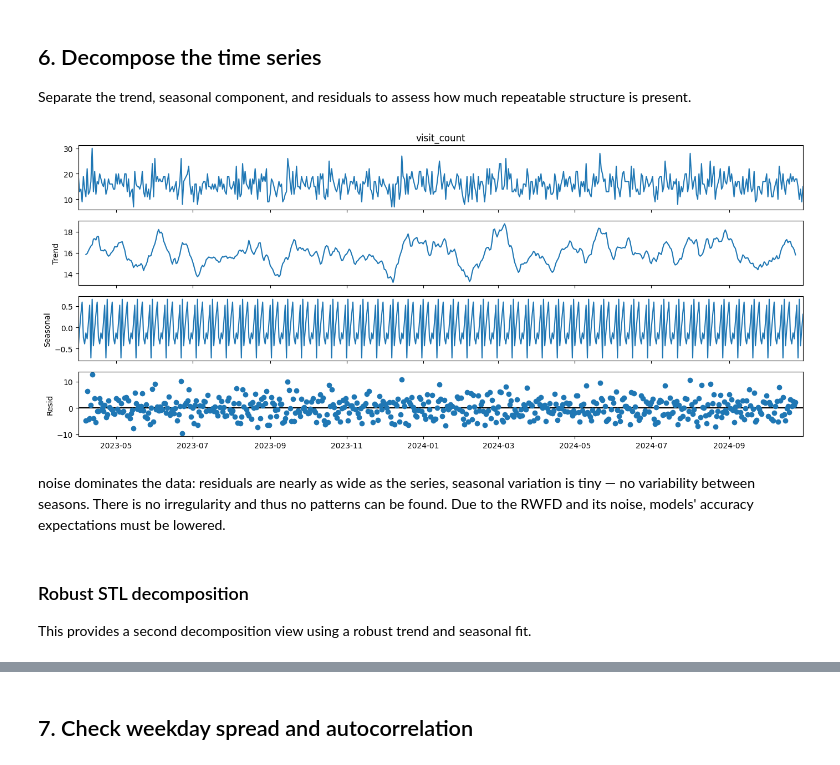
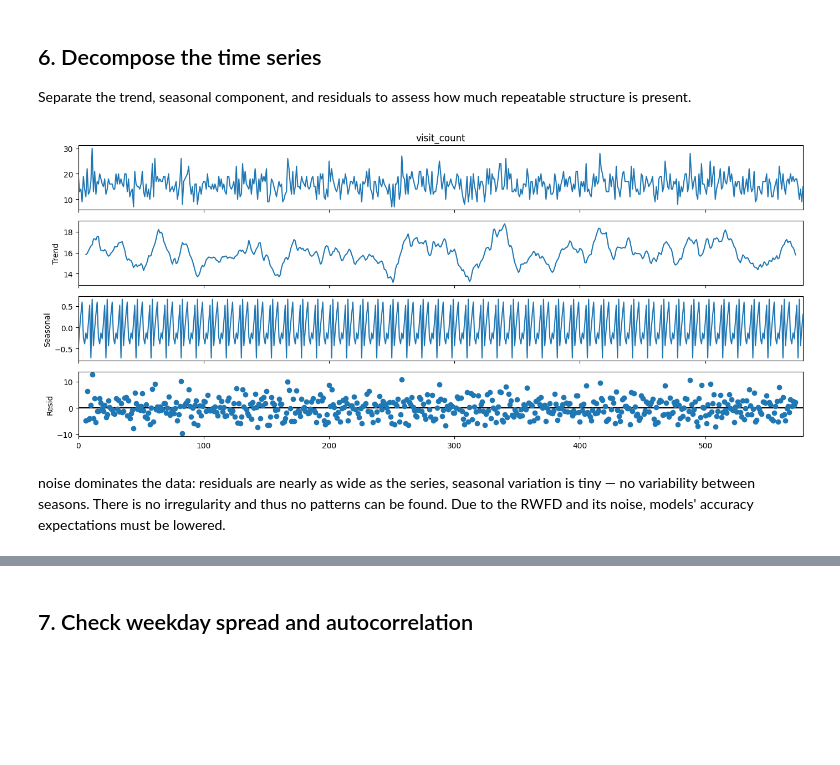
Before and after one commit to Mikayla-ds2/surge-sense, a Jupyter notebook: time_series_eda.ipynb, the cells around one changed output, grey strips where cells are left out. Drawn from its saved outputs; the diff is of its cells as text; code cells hidden in the pictures; blank space fills up the shorter version.

```diff
--- a/time_series_eda.ipynb
+++ b/time_series_eda.ipynb
@@ -374,14 +337,12 @@ Detected 25 outliers (4.32% of the dataset) using z-scores; threshold = 2.
 second outlier detection using threshold: z=3 actual worth reporting outliers – will likely NaN these due to Prophet's needs & keeping confidence band honest.
 # %%
 # outlier detection
-df = data.copy()
-df['z_score'] = np.abs((df['visit_count'] - df['visit_count'].mean()) / df['visit_count'].std())
 outliers_z3_score = df[df['z_score'] > 3]
 z_outlier_percent = (len(outliers_z3_score) / len(df)) * 100
 
 print(f"Detected {len(outliers_z3_score)} outliers ({z_outlier_percent:.2f}% of the dataset) using z-scores; threshold = 3.\n")
 
-ax = data.plot(x='admission_day', y='visit_count', label="Time Series", figsize=(20, 6))
+ax = df.plot(x='admission_day', y='visit_count', label="Time Series", figsize=(20, 6))
 outlier_dates = matplotlib.dates.date2num(outliers_z3_score['admission_day'])
 z2_outlier_dates = matplotlib.dates.date2num(outliers_z2_score['admission_day'])
 ax.scatter(outlier_dates, outliers_z3_score['visit_count'], color='red', label='Detected outliers')
@@ -528,3 +480,8 @@ ax.legend()
 plt.show()
 # %% [output]
 [figure]
+# %%
+# needed this to keep the original dataset w/o extras
+seasonal_data = pd.read_csv('seasonal_data.csv')
+seasonal_data['admission_day'] = pd.to_datetime(seasonal_data['admission_day'])
+seasonal_data.head()
@@ -531,3 +495,5 @@ plt.show()
 # %%
-# NaN-ing out the 8 outliers that have been confirmed at least twice; should perhaps go by index
-outliers_iqr.head(10)
+# NaN-ing out the 8 outliers that have been confirmed at least twice
+days = outliers_iqr["admission_day"]
+mask = seasonal_data['admission_day'].isin(days)
+seasonal_data.loc[mask, 'visit_count'] = np.nan
@@ -566,17 +515,12 @@ memory usage: 39.1+ KB
 Separate the trend, seasonal component, and residuals to assess how much repeatable structure is present.
 # %%
 # seasonal decomposition - months
-seasonal_data = data.sort_values('admission_day').set_index('admission_day')['visit_count'] # to change x-axis to dates; this is just the original dataset w/o the extra features I added
-decomp = seasonal_decompose(seasonal_data, model='additive', period=12)
+decomp = seasonal_decompose(seasonal_data['visit_count'], model='additive', period=12)
 fig = decomp.plot()
 fig.set_size_inches(14, 6)
 fig.tight_layout()
 plt.show()
 # %% [output]
-[figure, old version]
+[figure, new version]
 # %% [markdown]
 noise dominates the data: residuals are nearly as wide as the series, seasonal variation is tiny — no variability between seasons. There is no irregularity and thus no patterns can be found. Due to the RWFD and its noise, models' accuracy expectations must be lowered.
-# %% [markdown]
-### Robust STL decomposition
-
-This provides a second decomposition view using a robust trend and seasonal fit.
```
Also changed, not shown: parts of 23 cells of this notebook.
